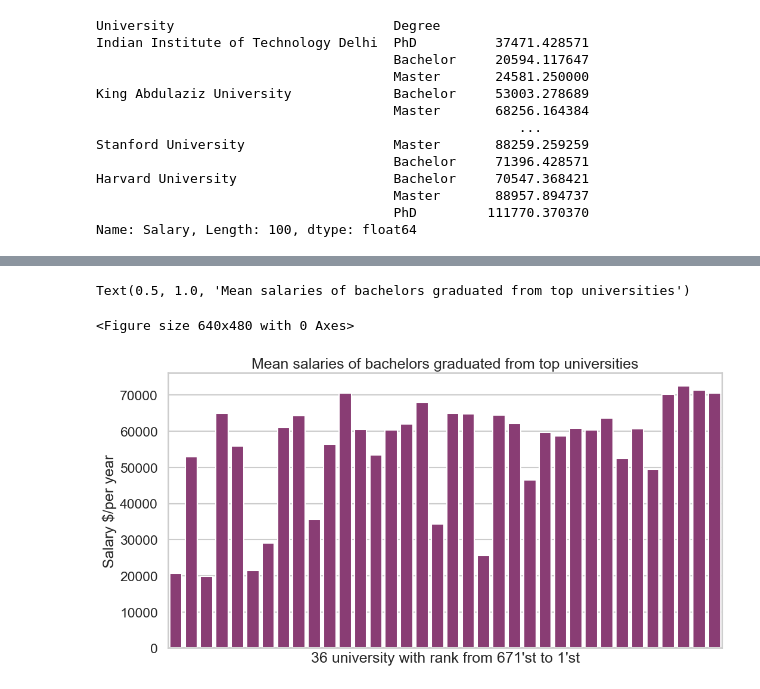
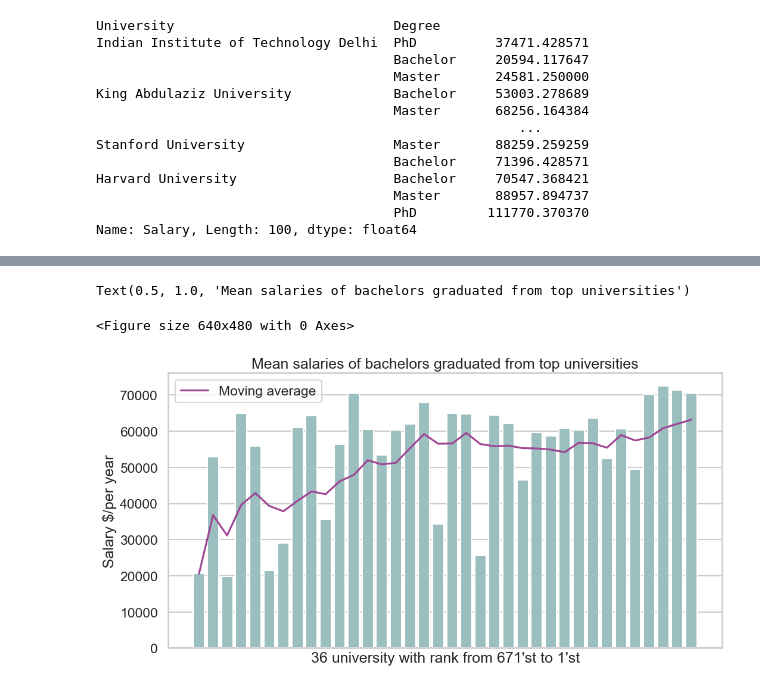
Before and after one commit to maxtheshock/PythonDS-Project, a Jupyter notebook: PythonNotebook.ipynb, the cells around one changed output, grey strips where cells are left out. Saved outputs shown, nothing was run; the diff lists cells and outputs as text; code cells hidden in the pictures.

Commit message:
moving average for data about mean salaries of Bachelors, Masters and PhD depend on rate of the University

```diff
--- a/PythonNotebook.ipynb
+++ b/PythonNotebook.ipynb
@@ -492,16 +493,20 @@ university_rate[university_rate["Institution"] == "Indian Institute of Technolog
 | 670 | 671 | Indian Institute of Technology Delhi | India | 5 | 283 | 95 | ... |
 # %%
 sns.set_theme(style="whitegrid", context="talk")
-custom_palette = ["#95317A", "#3da386", "#5b98ed"]
+custom_palette = ["#95C5C5", "#3da386", "#5b98ed"]
 sns.set_palette(custom_palette)
 sns.despine()
 plt.figure(figsize=(12, 6))
 sns.barplot(mean_salary_uni_deg[mean_salary_uni_deg.index.get_level_values('Degree') == 'Bachelor'].values)
+
+moving_average = pd.Series(mean_salary_uni_deg[mean_salary_uni_deg.index.get_level_values('Degree') == 'Bachelor'].values).rolling(window=10, min_periods=1).mean().values
+plt.plot(moving_average, color = "#9e4594", label = "Moving average")
 plt.xticks([])
 plt.xlabel("36 university with rank from 671'st to 1'st")
+plt.legend()
 plt.ylabel("Salary $/per year")
 plt.title("Mean salaries of bachelors graduated from top universities")
 # %% [output]
 Text(0.5, 1.0, 'Mean salaries of bachelors graduated from top universities')
 <Figure size 640x480 with 0 Axes>
-[figure, old version]
+[figure, new version]
```
Also changed, not shown: parts of 3 cells of this notebook.
